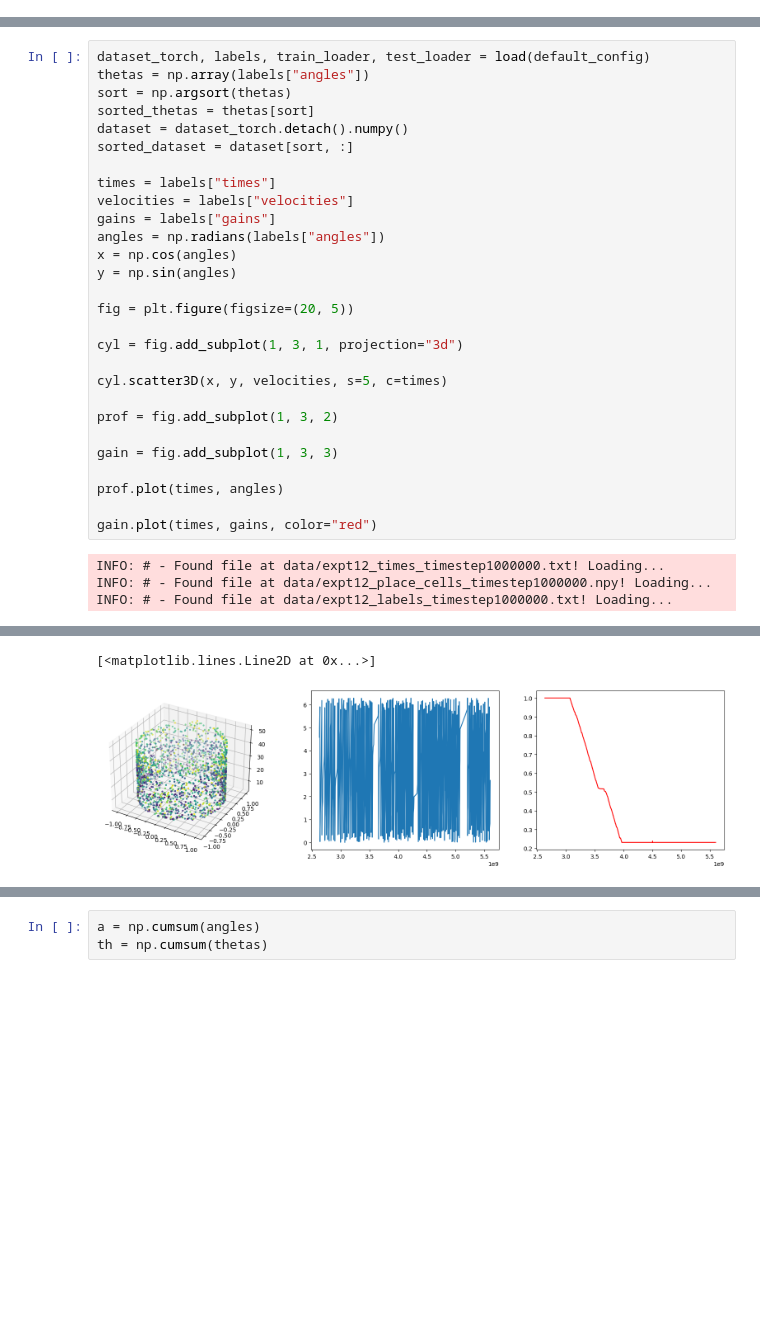
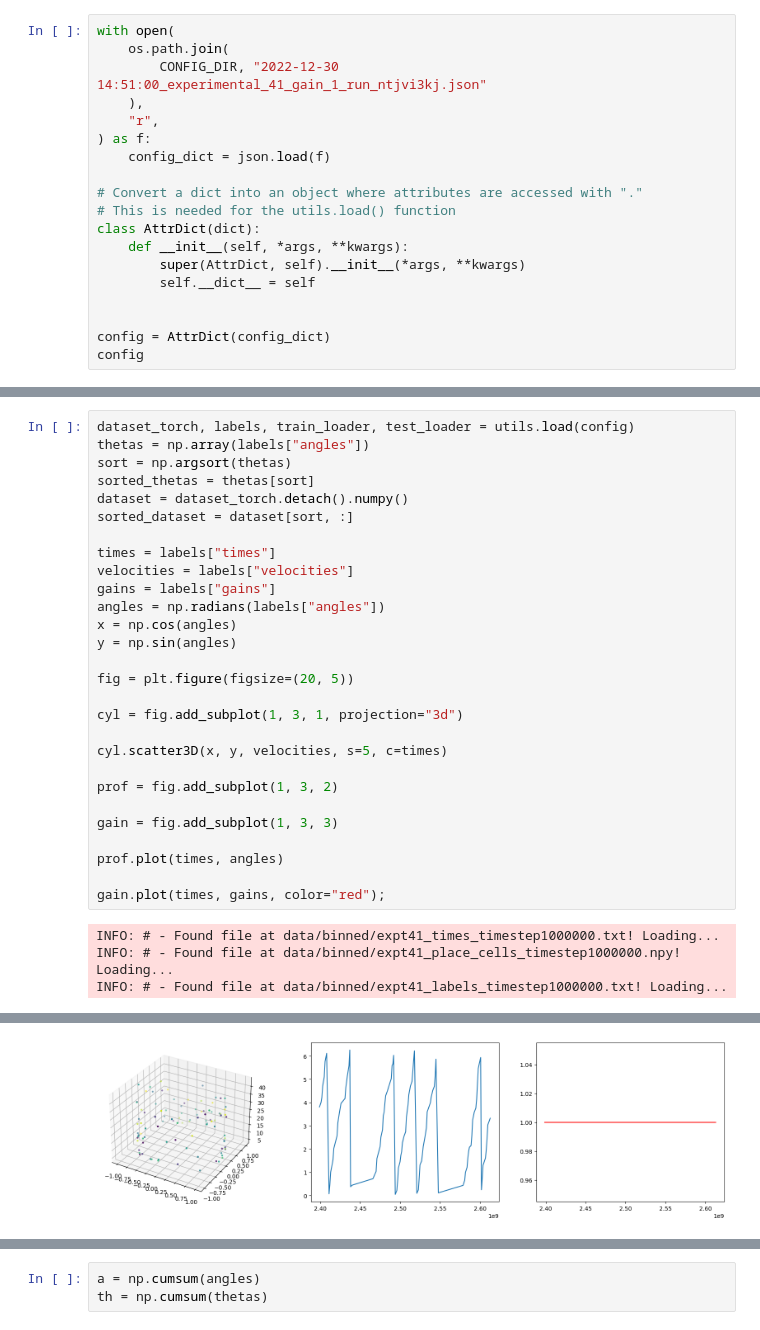
Before and after one commit to geometric-intelligence/neurometry, a Jupyter notebook: neuralgeom/notebooks/4_inspect_results_in_phase_space.ipynb, the cells around one changed output, grey strips where cells are left out. Drawn from its saved outputs; the diff is of its cells as text; blank space fills up the shorter version.

Commit message:
Adapt notebooks to parse configs from experiments

```diff
--- a/neuralgeom/notebooks/4_inspect_results_in_phase_space.ipynb
+++ b/neuralgeom/notebooks/4_inspect_results_in_phase_space.ipynb
@@ -13,0 +68,19 @@ The autoreload extension is already loaded. To reload it, use:
+# %%
+with open(
+    os.path.join(
+        CONFIG_DIR, "2022-12-30 14:51:00_experimental_41_gain_1_run_ntjvi3kj.json"
+    ),
+    "r",
+) as f:
+    config_dict = json.load(f)
+
+# Convert a dict into an object where attributes are accessed with "."
+# This is needed for the utils.load() function
+class AttrDict(dict):
+    def __init__(self, *args, **kwargs):
+        super(AttrDict, self).__init__(*args, **kwargs)
+        self.__dict__ = self
+
+
+config = AttrDict(config_dict)
+config
@@ -14,5 +107,5 @@ The autoreload extension is already loaded. To reload it, use:
 # %%
-dataset_torch, labels, train_loader, test_loader = load(default_config)
+dataset_torch, labels, train_loader, test_loader = utils.load(config)
 thetas = np.array(labels["angles"])
 sort = np.argsort(thetas)
 sorted_thetas = thetas[sort]
@@ -38,9 +131,9 @@ gain = fig.add_subplot(1, 3, 3)
 
 prof.plot(times, angles)
 
-gain.plot(times, gains, color="red")
+gain.plot(times, gains, color="red");
 # %% [output]
-INFO: # - Found file at data/expt12_times_timestep1000000.txt! Loading...
-INFO: # - Found file at data/expt12_place_cells_timestep1000000.npy! Loading...
-INFO: # - Found file at data/expt12_labels_timestep1000000.txt! Loading...
+INFO: # - Found file at data/binned/expt41_times_timestep1000000.txt! Loading...
+INFO: # - Found file at data/binned/expt41_place_cells_timestep1000000.npy! Loading...
+INFO: # - Found file at data/binned/expt41_labels_timestep1000000.txt! Loading...
       Unnamed: 0         times      angles  velocities  gains
@@ -61,5 +156,4 @@ Dataset shape: (1984, 11).
-[<matplotlib.lines.Line2D at 0x...>]
-[figure, old version]
+[figure, new version]
 # %%
 fig = plt.figure()
 
```
Also changed, not shown: parts of 23 cells of this notebook, 7 other files.
